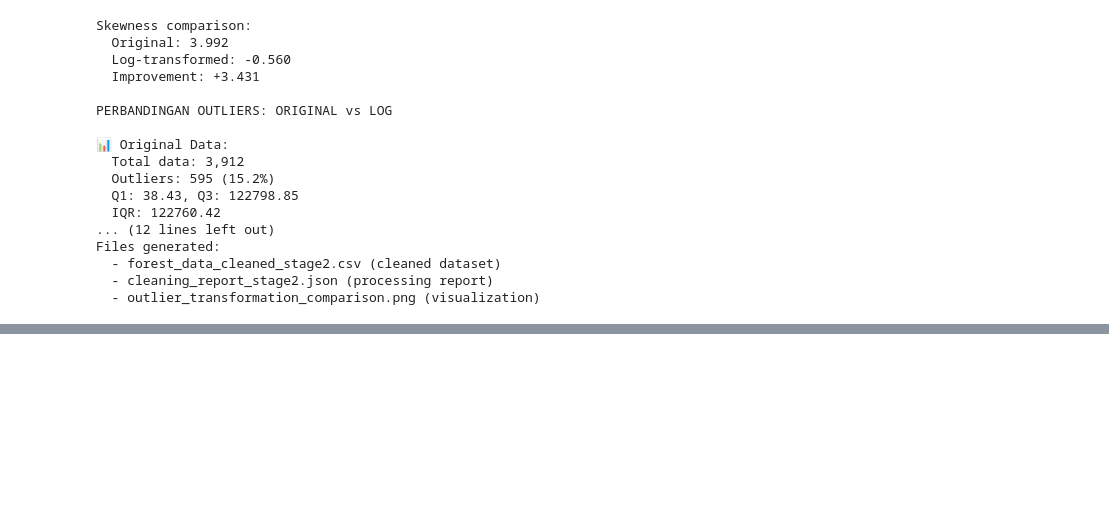
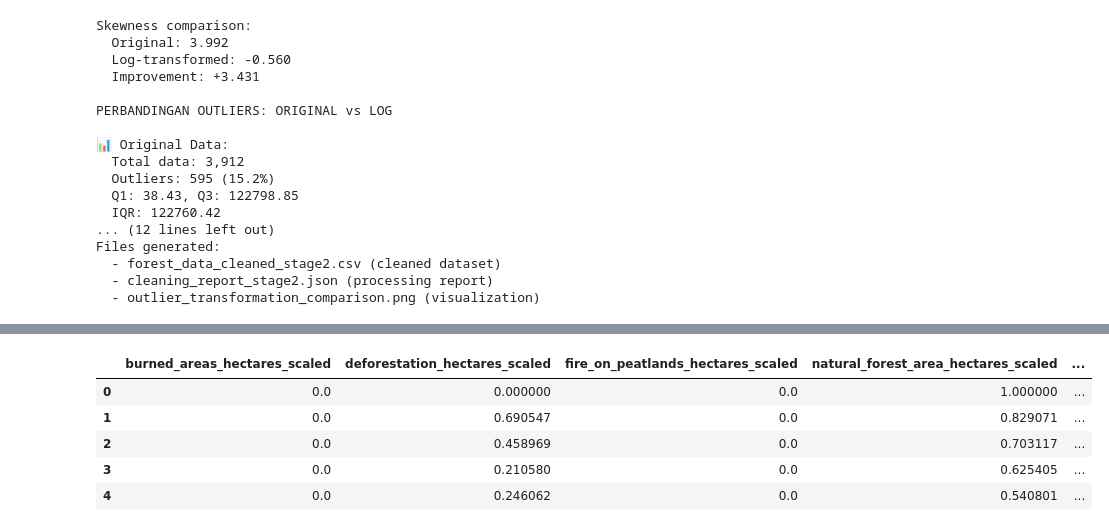
Before and after one commit to bintangfikrif/Unnamed-Final_Project, a Jupyter notebook: notebooks/main.ipynb, the cells around one changed output, grey strips where cells are left out. Saved outputs shown, nothing was run; the diff lists cells and outputs as text; code cells hidden in the pictures; blank space fills up the shorter version.

```diff
--- a/notebooks/main.ipynb
+++ b/notebooks/main.ipynb
@@ -1228,0 +1075,91 @@ else:
+# %%
+# Separate data by region_trase_id
+regional_data = grouped_and_sorted.groupby('region_trase_id')
+
+# Initialize dictionaries to store scalers
+X_scalers = {}
+Y_scalers = {}
+
+# Define the columns to scale
+X_cols_to_scale = ['burned_areas_hectares', 'deforestation_hectares', 'fire_on_peatlands_hectares'] # Features
+Y_col_to_scale = 'natural_forest_area_hectares' # Target
+
+# Store scaled data
+scaled_X_data = []
+scaled_Y_data = []
+scaled_region_ids = []
+scaled_years = []
+
+# Loop through each region
+for region_trase_id, region_df in regional_data:
+    # Ensure region_df is a DataFrame
+    if not isinstance(region_df, pd.DataFrame):
+        print(f"Skipping region {region_trase_id} as it's not a DataFrame.")
+        continue
+
+    # Initialize scalers for the current region
+    x_scaler = MinMaxScaler(feature_range=(0, 1))
+    y_scaler = MinMaxScaler(feature_range=(0, 1))
+
+    # Select the features and target for the current region
+    X_region_data = region_df[X_cols_to_scale].copy()
+    Y_region_data = region_df[[Y_col_to_scale]].copy() # Use double brackets to keep it as a DataFrame
+
+    # Fit and transform the data for the current region
+    # Handle potential errors if data is not suitable for scaling
+    try:
+        X_scaled_region = x_scaler.fit_transform(X_region_data)
+        Y_scaled_region = y_scaler.fit_transform(Y_region_data)
+
+        # Store the fitted scalers
+        X_scalers[region_trase_id] = x_scaler
+        Y_scalers[region_trase_id] = y_scaler
+
+        # Store the scaled data, keeping track of region_trase_id and year
+        scaled_X_data.append(X_scaled_region)
+        scaled_Y_data.append(Y_scaled_region)
+        scaled_region_ids.extend([region_trase_id] * len(region_df))
+        scaled_years.extend(region_df[COL_YEAR].tolist())
+
+        # Optional: print confirmation for scaled regions
+        # print(f"Scaled data for region: {region_trase_id}")
+
+    except ValueError as e:
+        print(f"Could not scale data for region {region_trase_id} due to error: {e}")
+        print(f"Region data shape: {region_df.shape}")
+        print(f"X_region_data shape: {X_region_data.shape}")
+        print(f"Y_region_data shape: {Y_region_data.shape}")
+    except Exception as e:
+        print(f"An unexpected error occurred while scaling region {region_trase_id}: {e}")
+
+
+print("\nScaling completed for all regions.")
+print(f"Number of X scalers saved: {len(X_scalers)}")
+print(f"Number of Y scalers saved: {len(Y_scalers)}")
+
+# Optionally, you can reconstruct the scaled DataFrame
+# Be cautious with large datasets
+if scaled_X_data and scaled_Y_data:
+    # Concatenate the arrays
+    all_scaled_X = np.vstack(scaled_X_data)
+    all_scaled_Y = np.vstack(scaled_Y_data)
+
+    # Create a new DataFrame for scaled data
+    scaled_df = pd.DataFrame(all_scaled_X, columns=[f'{col}_scaled' for col in X_cols_to_scale])
+    scaled_df[f'{Y_col_to_scale}_scaled'] = all_scaled_Y
+
+    # Add back region_trase_id and year for context
+    scaled_df['region_trase_id'] = scaled_region_ids
+    scaled_df['year'] = scaled_years
+
+    # Re-sort the scaled_df to match the original grouped_and_sorted order if needed
+    scaled_df = scaled_df.sort_values(by=['region_trase_id', 'year']).reset_index(drop=True)
+
+
+    print("\nExample of scaled data:")
+    display(scaled_df.head())
+    print(f"Scaled DataFrame shape: {scaled_df.shape}")
+
+else:
+    print("\nNo data was successfully scaled.")
+# %% [output]
@@ -1228,0 +1171,6 @@ else:
+|  | burned_areas_hectares_scaled | deforestation_hectares_scaled | fire_on_peatlands_hectares_scaled | natural_forest_area_hectares_scaled | ... |
+| 0 | 0.0 | 0.000000 | 0.0 | 1.000000 | ... |
+| 1 | 0.0 | 0.690547 | 0.0 | 0.829071 | ... |
+| 2 | 0.0 | 0.458969 | 0.0 | 0.703117 | ... |
+| 3 | 0.0 | 0.210580 | 0.0 | 0.625405 | ... |
+| 4 | 0.0 | 0.246062 | 0.0 | 0.540801 | ... |
```
Also changed, not shown: parts of 23 cells of this notebook.
